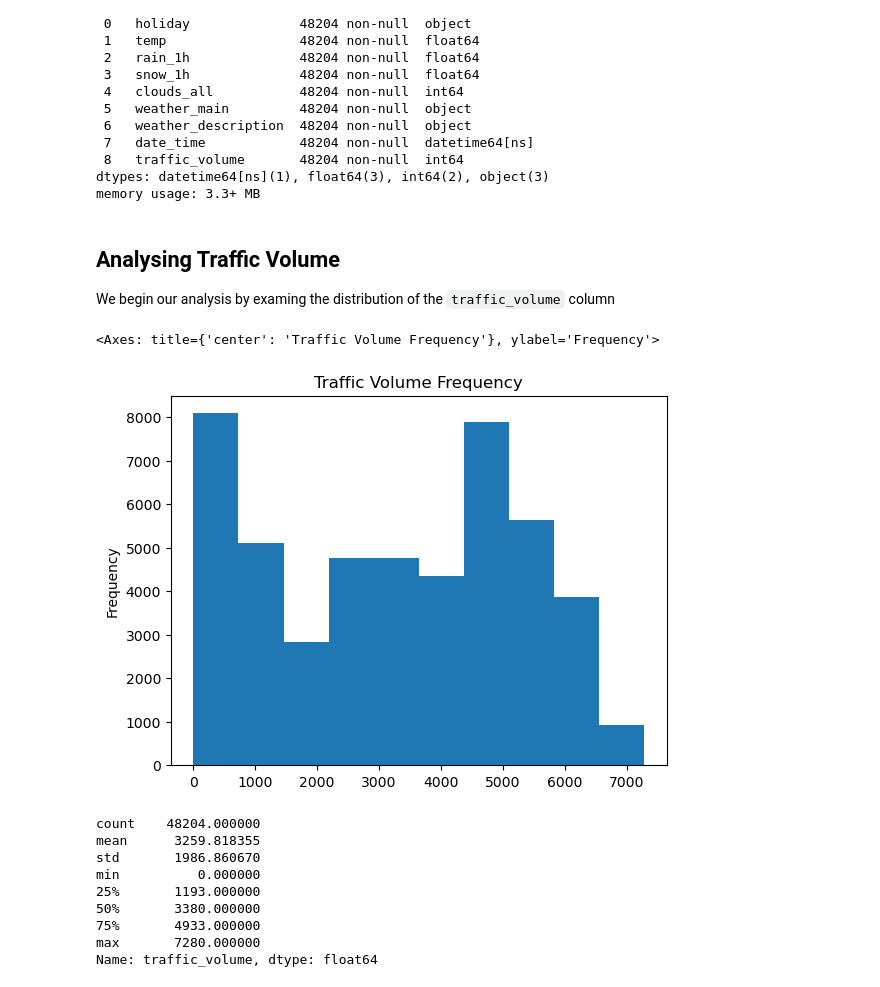
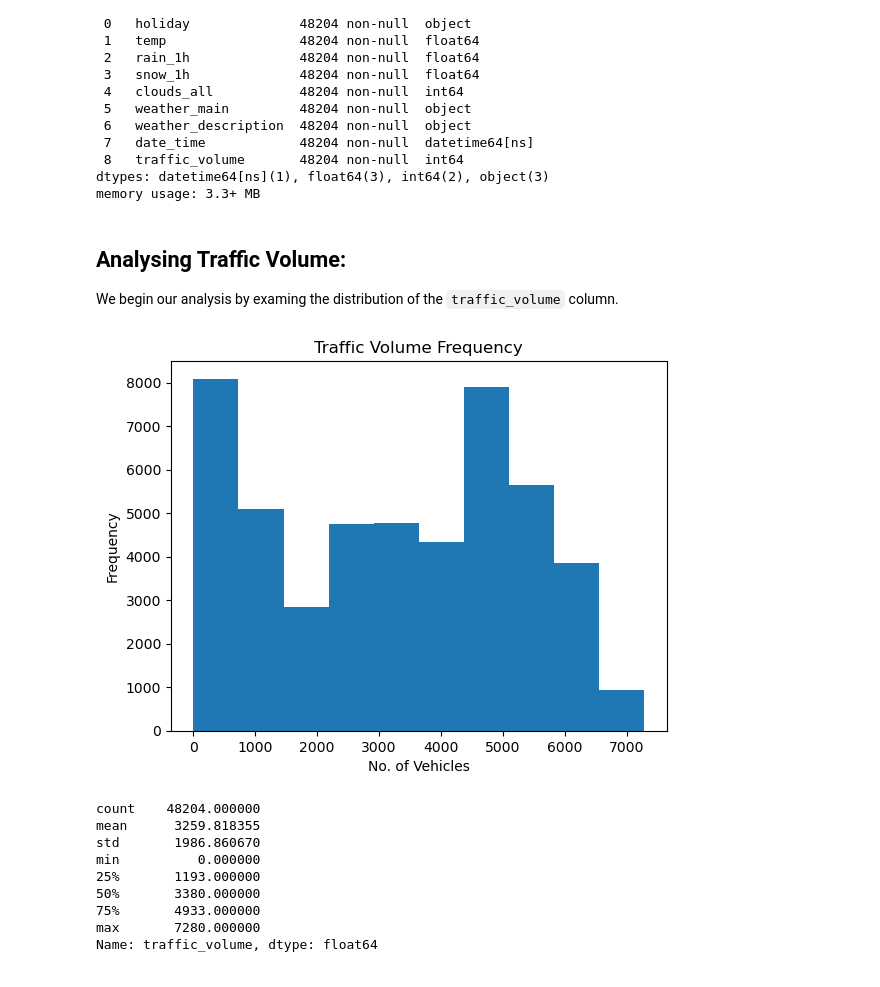
Before and after one commit to amcl11/traffic_data_analysis, a Jupyter notebook: traffic_analysis.ipynb, the cells around one changed output. Cells and saved outputs as stored; diff of their text form; code cells hidden in the pictures.

```diff
--- a/traffic_analysis.ipynb
+++ b/traffic_analysis.ipynb
@@ -53,13 +52,14 @@ Data columns (total 9 columns):
 dtypes: datetime64[ns](1), float64(3), int64(2), object(3)
 memory usage: 3.3+ MB
 # %% [markdown]
-## Analysing Traffic Volume
-We begin our analysis by examing the distribution of the `traffic_volume` column
+## Analysing Traffic Volume:
+We begin our analysis by examing the distribution of the `traffic_volume` column.
 # %%
 traffic['traffic_volume'].plot.hist(title='Traffic Volume Frequency', bins=10)
+plt.xlabel('No. of Vehicles')
+plt.show()
 # %% [output]
-<Axes: title={'center': 'Traffic Volume Frequency'}, ylabel='Frequency'>
-[figure, old version]
+[figure, new version]
 # %%
 traffic['traffic_volume'].describe()
 # %% [output]
```
Also changed, not shown: parts of 14 cells of this notebook, 9 other files.
